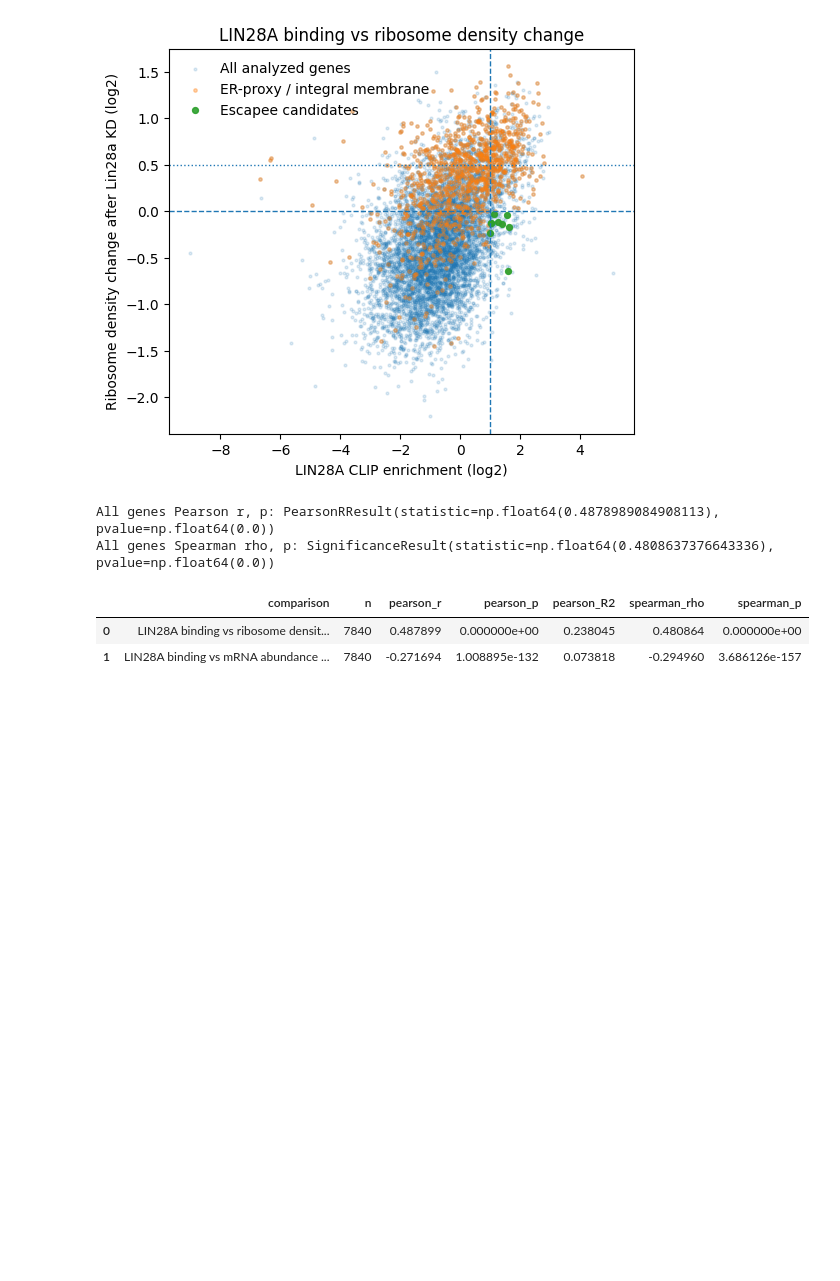
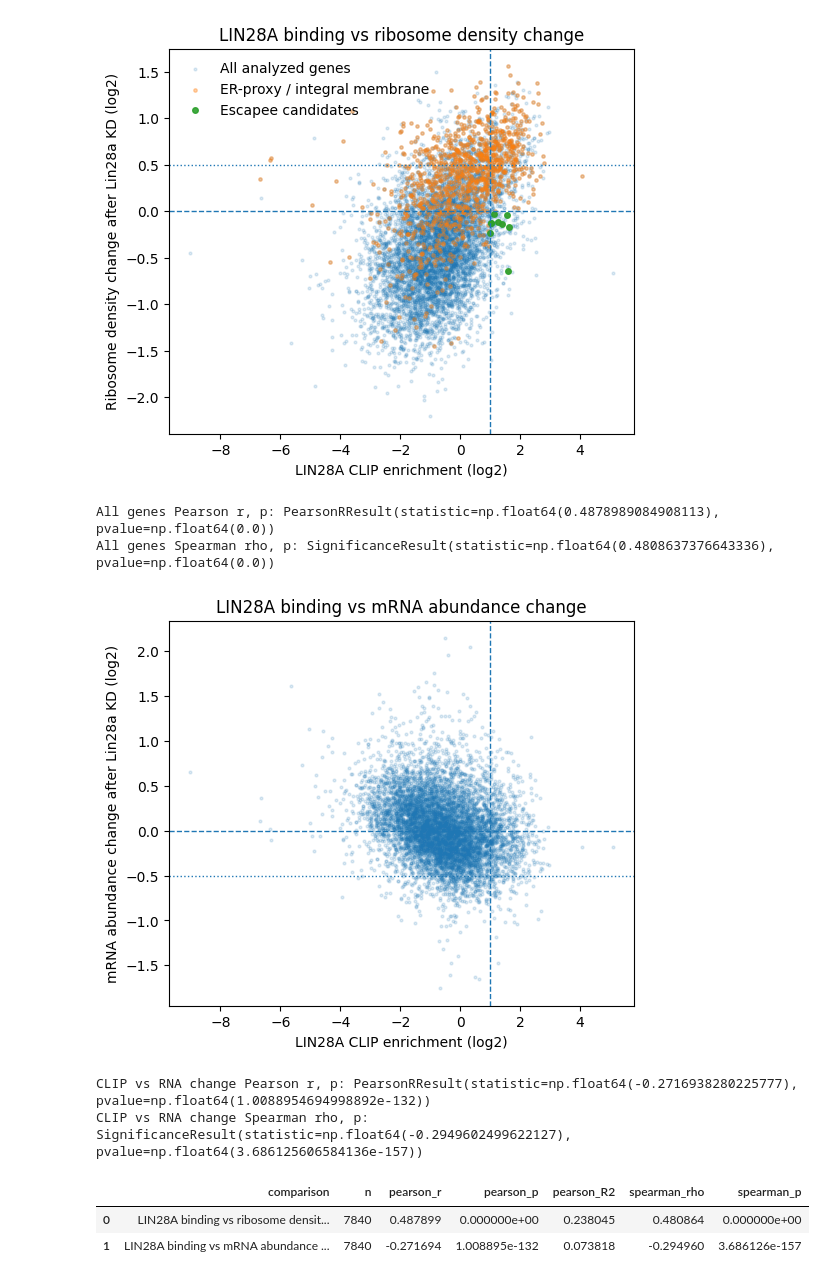
Before and after one commit to chaehyeonkim-lab/bioinformatics1, a Jupyter notebook: Binformatics_term_project.ipynb, the cells around one changed output. Saved outputs shown, nothing was run; the diff lists cells and outputs as text; code cells hidden in the pictures; blank space fills up the shorter version.

```diff
--- a/Binformatics_term_project.ipynb
+++ b/Binformatics_term_project.ipynb
@@ -638,6 +640,35 @@ print("All genes Spearman rho, p:", spearman_all)
 [figure]
 All genes Pearson r, p: PearsonRResult(statistic=np.float64(0.4878989084908113), pvalue=np.float64(0.0))
 All genes Spearman rho, p: SignificanceResult(statistic=np.float64(0.4808637376643336), pvalue=np.float64(0.0))
+# %%
+fig, ax = plt.subplots(figsize=(6, 5))
+
+ax.scatter(
+    plot_df["clip_log2"],
+    plot_df["rna_change_log2"],
+    s=4,
+    alpha=0.15,
+)
+
+ax.axvline(clip_cutoff, linestyle="--", linewidth=1)
+ax.axhline(0, linestyle="--", linewidth=1)
+ax.axhline(RNA_CHANGE_MIN, linestyle=":", linewidth=1)
+
+ax.set_xlabel("LIN28A CLIP enrichment (log2)")
+ax.set_ylabel("mRNA abundance change after Lin28a KD (log2)")
+ax.set_title("LIN28A binding vs mRNA abundance change")
+
+plt.show()
+
+pearson_rna = stats.pearsonr(plot_df["clip_log2"], plot_df["rna_change_log2"])
+spearman_rna = stats.spearmanr(plot_df["clip_log2"], plot_df["rna_change_log2"])
+
+print("CLIP vs RNA change Pearson r, p:", pearson_rna)
+print("CLIP vs RNA change Spearman rho, p:", spearman_rna)
+# %% [output]
+[figure, added]
+CLIP vs RNA change Pearson r, p: PearsonRResult(statistic=np.float64(-0.2716938280225777), pvalue=np.float64(1.0088954694998892e-132))
+CLIP vs RNA change Spearman rho, p: SignificanceResult(statistic=np.float64(-0.2949602499622127), pvalue=np.float64(3.686125606584136e-157))
 # %%
 from scipy import stats
 import numpy as np
```
Also changed, not shown: parts of 13 cells of this notebook.
